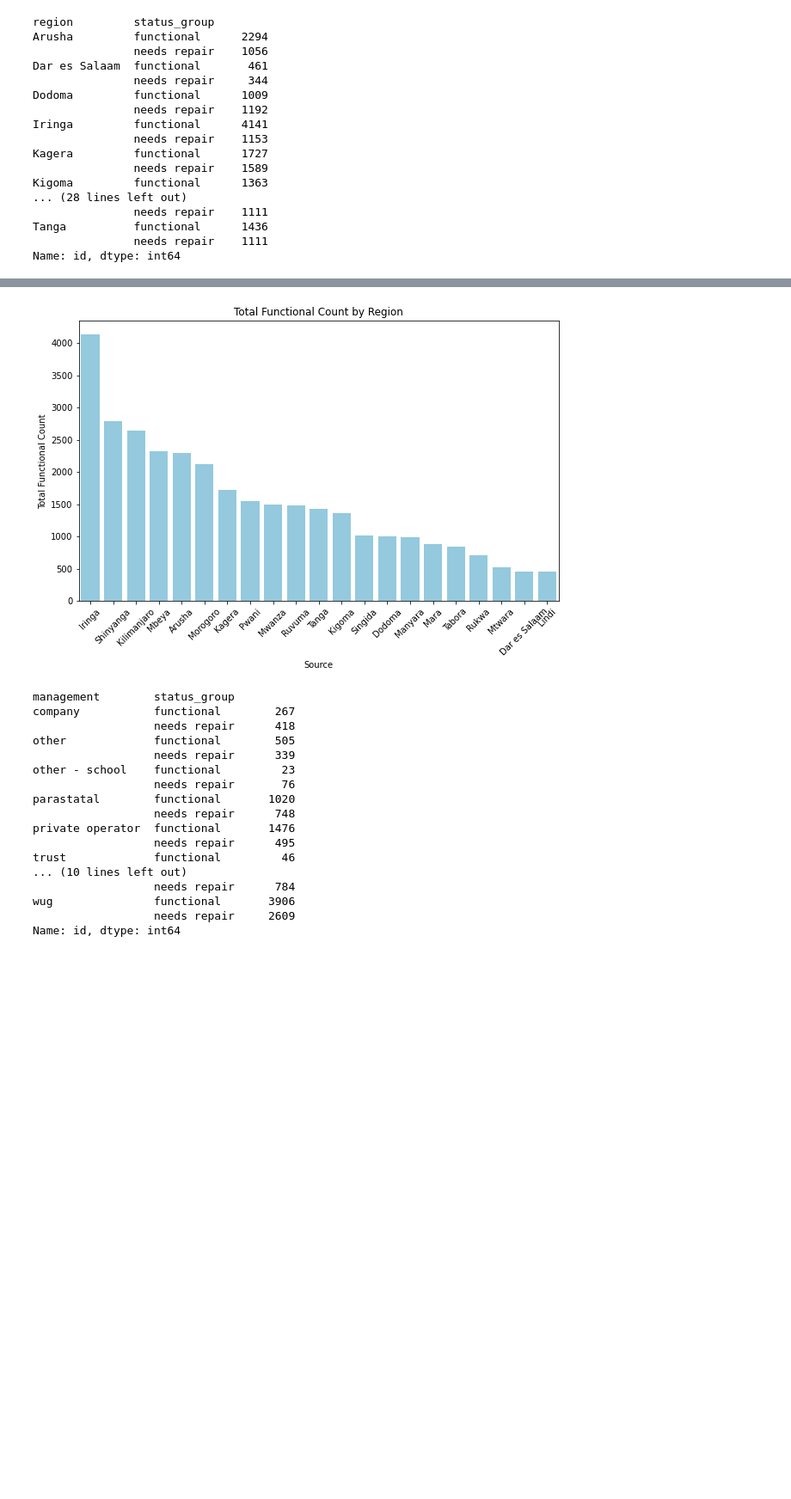
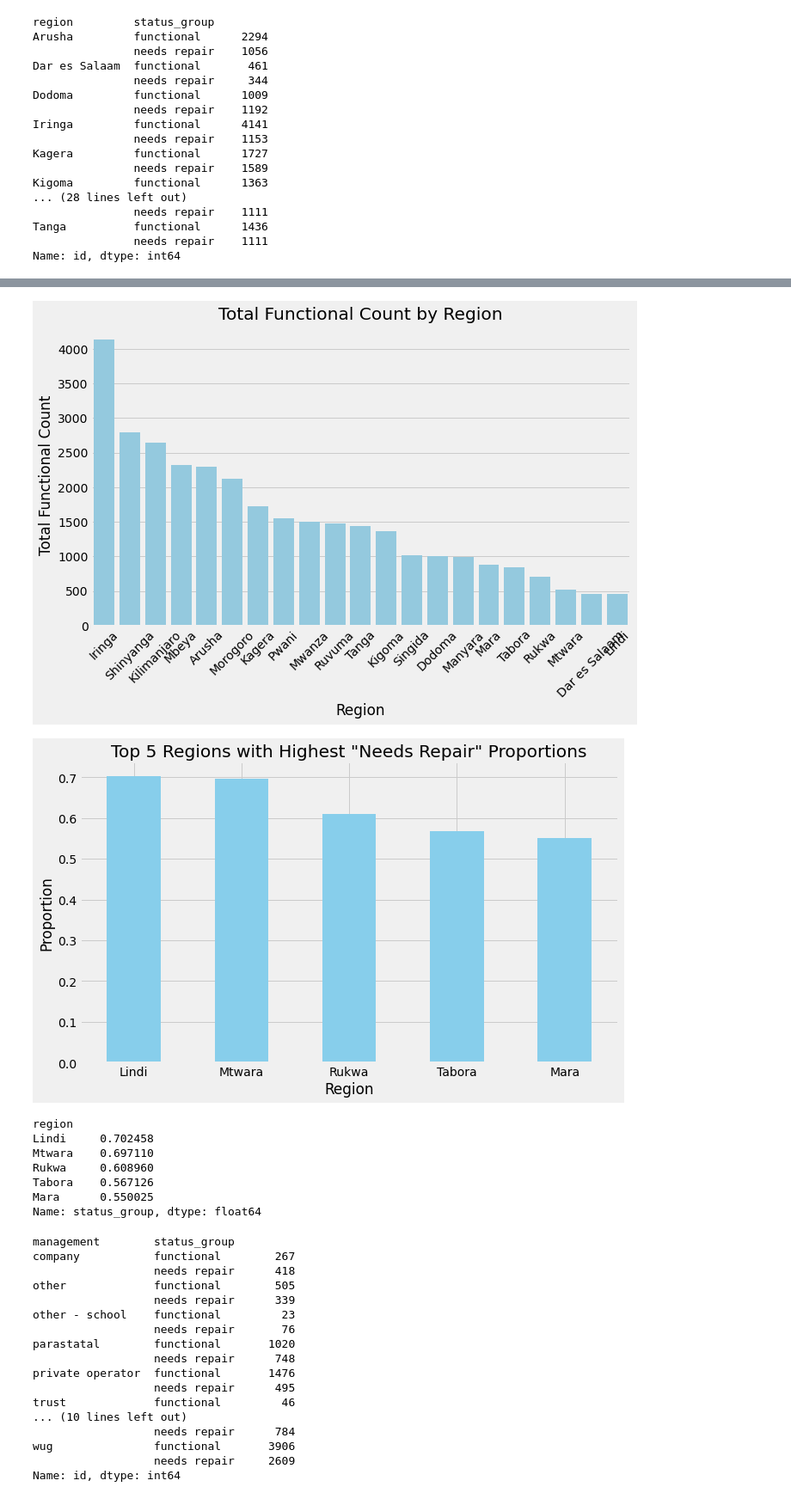
Before and after one commit to schoe4208/Tanzanian_NGO_Water_Wells_Predictor, a Jupyter notebook: water_well_predictor.ipynb, the cells around one changed output, grey strips where cells are left out. Shown: that part at 86% size. Saved outputs shown, nothing was run; the diff lists cells and outputs as text; code cells hidden in the pictures; blank space fills up the shorter version.

```diff
--- a/water_well_predictor.ipynb
+++ b/water_well_predictor.ipynb
@@ -180,13 +215,44 @@ source_counts = merged_df_functional['region'].value_counts()
 
 plt.figure(figsize=(10, 6))
 sns.barplot(x=source_counts.index, y=source_counts.values, color='skyblue')
-plt.xlabel('Source')
+plt.xlabel('Region')
 plt.ylabel('Total Functional Count')
 plt.title('Total Functional Count by Region')
 plt.xticks(rotation=45)
 plt.show()
 # %% [output]
-[figure, old version]
+[figure, new version]
+# %%
+# Group by "source" and count the occurrences of each status group
+grouped_counts = merged_df.groupby("region")["status_group"].value_counts()
+
+# Calculate proportions
+total_counts = grouped_counts.groupby(level=0).sum()
+proportions = grouped_counts / total_counts
+
+# Filter proportions for "needs repair"
+needs_repair_proportions = proportions.loc[:, 'needs repair']
+
+# Sort and display the top ratios
+top_ratios = needs_repair_proportions.sort_values(ascending=False).head()
+
+plt.figure(figsize=(10, 6))
+top_ratios.plot(kind='bar', color='skyblue')
+plt.title('Top 5 Regions with Highest "Needs Repair" Proportions')
+plt.ylabel('Proportion')
+plt.xlabel('Region')
+plt.xticks(rotation=0)
+plt.show()
+print(top_ratios)
+# %% [output]
+[figure, added]
+region
+Lindi     0.702458
+Mtwara    0.697110
+Rukwa     0.608960
+Tabora    0.567126
+Mara      0.550025
+Name: status_group, dtype: float64
 # %%
 merged_df.groupby(by=['management', 'status_group']).agg('count')['id']
 # %% [output]
```
Also changed, not shown: parts of 50 cells of this notebook, 1 other file.
